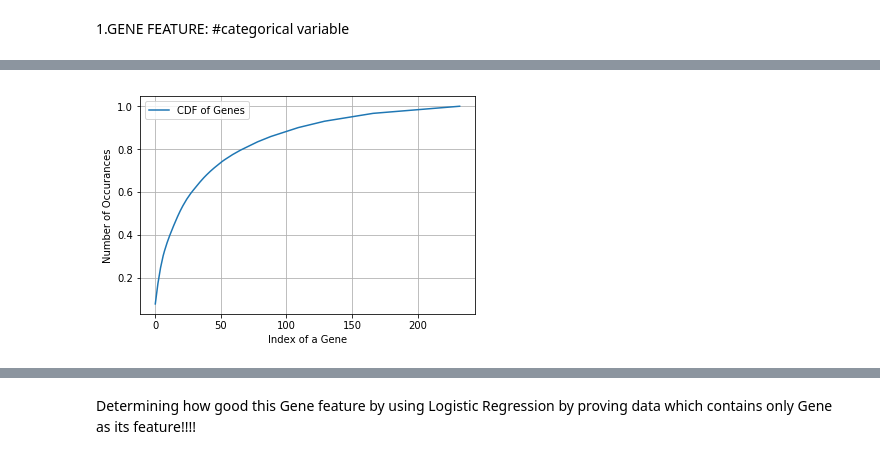
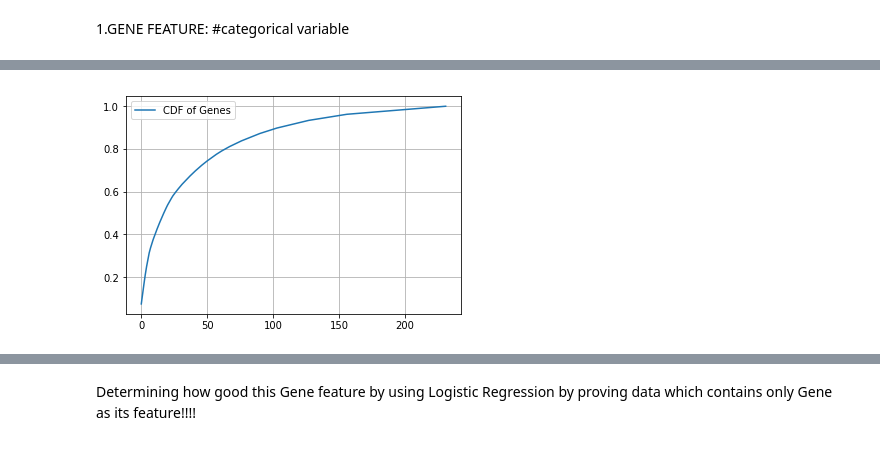
Before and after one commit to mehrayogesh208/Personalized-Cancer-Diagnosis, a Jupyter notebook: Personalized Cancer Diagnosis.ipynb, the cells around one changed output, grey strips where cells are left out. Cells and saved outputs as stored; diff of their text form; code cells hidden in the pictures.

```diff
--- a/Personalized Cancer Diagnosis.ipynb
+++ b/Personalized Cancer Diagnosis.ipynb
@@ -300,13 +303,13 @@ plt.show()
 # %%
 x = np.cumsum(h)
 plt.plot(x, label="CDF of Genes")
-plt.xlabel('Index of a Gene')
-plt.ylabel('Number of Occurances')
+#plt.xlabel('Index of a Gene')
+#plt.ylabel('Number of Occurances')
 plt.legend()
 plt.grid()
 plt.show()
 # %% [output]
-[figure, old version]
+[figure, new version]
 # %%
 #Now response coding and one hot encoding will be used to feauturize this gene feature!!
 #1.Response coding
```
Also changed, not shown: parts of 31 cells of this notebook.
